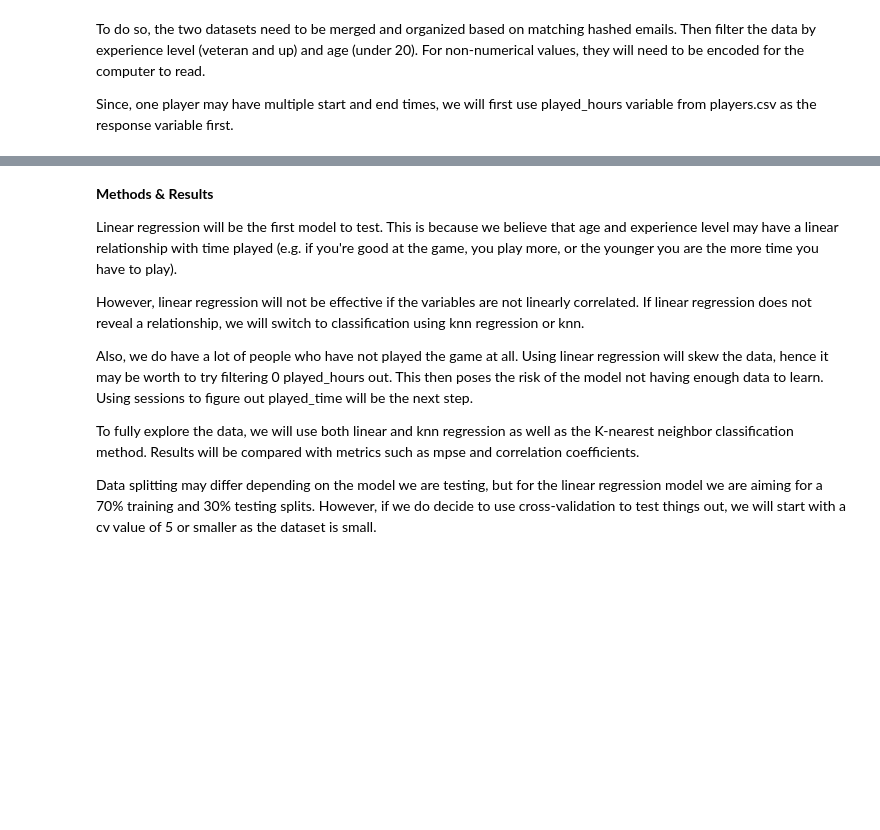
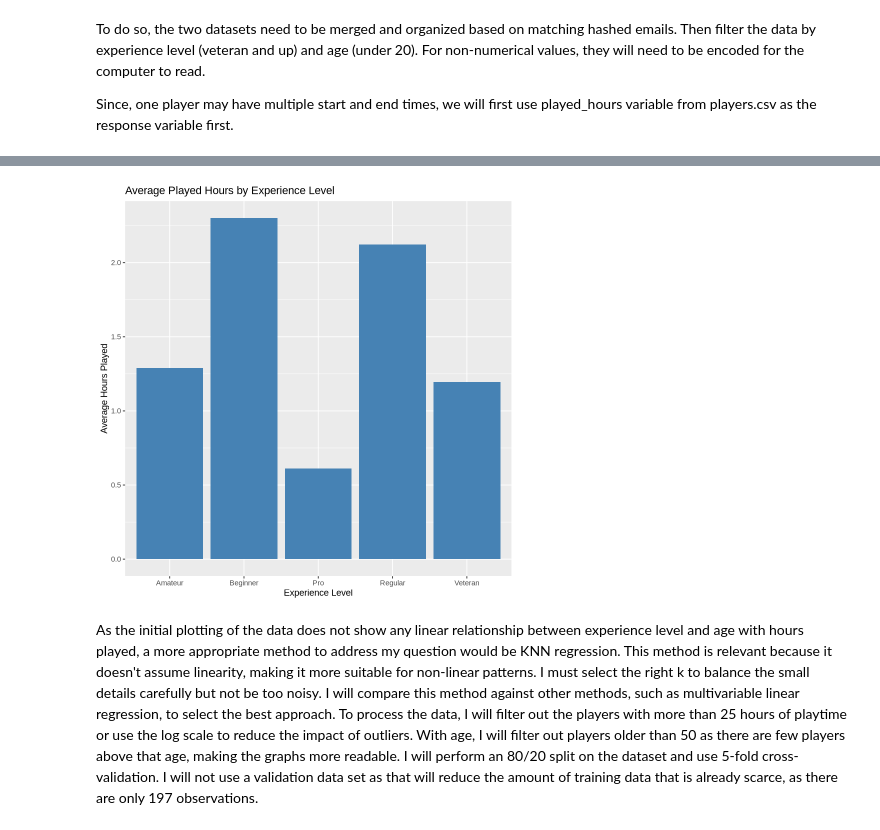
Before and after one commit to taekimgithub/GamingTimePrediction, a Jupyter notebook: Final Project Report.ipynb, the cells around one changed output, grey strips where cells are left out. Drawn from its saved outputs; the diff is of its cells as text; code cells hidden in the pictures; blank space fills up the shorter version.

```diff
--- a/Final Project Report.ipynb
+++ b/Final Project Report.ipynb
@@ -197,12 +221,12 @@ Since, one player may have multiple start and end times, we will first use playe
+# %%
+avg_playtime <- filtered_players |>
+    group_by(experience) |>
+    summarize(avg_played_hours = mean(played_hours))
+
+ggplot(avg_playtime, aes(x = experience, y = avg_played_hours)) +
+    geom_bar(stat = "identity", fill = "steelblue") +
+    labs(title = "Average Played Hours by Experience Level", x = "Experience Level", y = "Average Hours Played")
+# %% [output]
+[figure, added]
 # %% [markdown]
-**Methods & Results**
-
-Linear regression will be the first model to test. This is because we believe that age and experience level may have a linear relationship with time played (e.g. if you're good at the game, you play more, or the younger you are the more time you have to play).
-
-However, linear regression will not be effective if the variables are not linearly correlated. If linear regression does not reveal a relationship, we will switch to classification using knn regression or knn.
-
-Also, we do have a lot of people who have not played the game at all. Using linear regression will skew the data, hence it may be worth to try filtering 0 played_hours out. This then poses the risk of the model not having enough data to learn. Using sessions to figure out played_time will be the next step.
-
-To fully explore the data, we will use both linear and knn regression as well as the K-nearest neighbor classification method. Results will be compared with metrics such as mpse and correlation coefficients.
-
-Data splitting may differ depending on the model we are testing, but for the linear regression model we are aiming for a 70% training and 30% testing splits. However, if we do decide to use cross-validation to test things out, we will start with a cv value of 5 or smaller as the dataset is small.
+As the initial plotting of the data does not show any linear relationship between experience level and age with hours played, a more appropriate method to address my question would be KNN regression. This method is relevant because it doesn't assume linearity, making it more suitable for non-linear patterns. I must select the right k to balance the small details carefully but not be too noisy. I will compare this method against other methods, such as multivariable linear regression, to select the best approach. To process the data, I will filter out the players with more than 25 hours of playtime or use the log scale to reduce the impact of outliers. With age, I will filter out players older than 50 as there are few players above that age, making the graphs more readable. I will perform an 80/20 split on the dataset and use 5-fold cross-validation. I will not use a validation data set as that will reduce the amount of training data that is already scarce, as there are only 197 observations.
```
Also changed, not shown: parts of 4 cells of this notebook.
